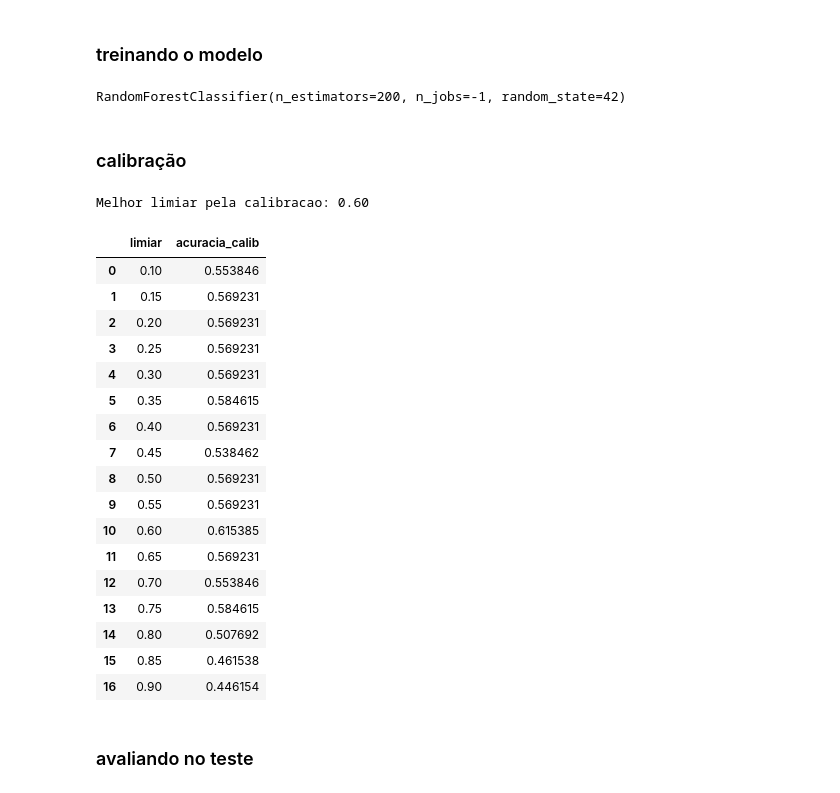
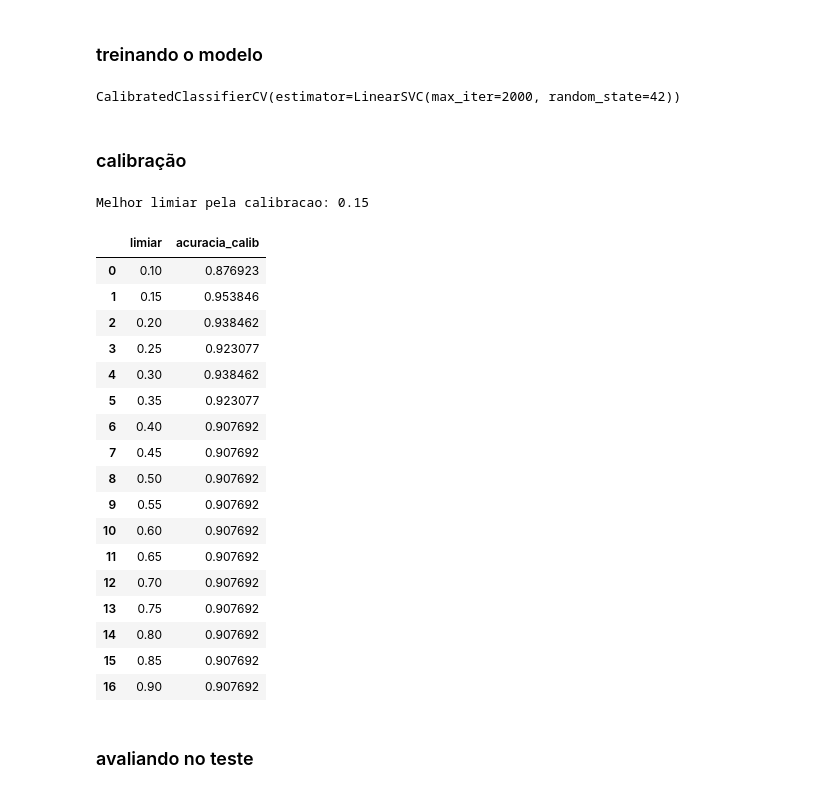
Before and after one commit to bellaviana4-cyber/perspectiva-dado, a Jupyter notebook: codigos_uv_jupyter_notebook/testes de supervisionado/supervisionado-Copy2.ipynb, the cells around one changed output. Drawn from its saved outputs; the diff is of its cells as text; code cells hidden in the pictures.

```diff
--- a/codigos_uv_jupyter_notebook/supervisionado.ipynb
+++ b/codigos_uv_jupyter_notebook/testes de supervisionado/supervisionado-Copy2.ipynb
@@ -207,9 +207,9 @@ menciona BH                    0            4
 
 A coluna `temas` contem as tags associadas a cada notícia. Esse modelo visa identificar as notícias de esporte que apresentam cunho social (inclusão, programas sociais, vulnerabilidade, entre outros.
 # %%
-y_social = df_tfidf["temas"].str.contains("Social", na=False).astype(int).values
+y_infra = df_tfidf["temas"].str.contains("Infraestrutura", na=False).astype(int).values
 
 print("Distribuicao das classes:")
-print(pd.Series(y_social).value_counts().rename({0: "sem Social", 1: "com Social"}))
+print(pd.Series(y_infra).value_counts().rename({0: "sem infraestrutura", 1: "com infraestrutura"}))
 # %% [output]
 Distribuicao das classes:
@@ -219,16 +219,16 @@ Name: count, dtype: int64
 # %% [markdown]
 ### separação em treino / validação / teste
 # %%
-X_tmp, X_teste_soc, y_tmp, y_teste_soc = train_test_split(
-    X, y_social, test_size=0.2, random_state=42, stratify=y_social
+X_tmp, X_teste_infra, y_tmp, y_teste_infra = train_test_split(
+    X, y_infra, test_size=0.2, random_state=42, stratify=y_infra
 )
-X_treino_soc, X_calib_soc, y_treino_soc, y_calib_soc = train_test_split(
+X_treino_infra, X_calib_infra, y_treino_infra, y_calib_infra = train_test_split(
     X_tmp, y_tmp, test_size=0.25, random_state=42, stratify=y_tmp
 )
 
-print(f"treino:     {X_treino_soc.shape}")
-print(f"calibracao: {X_calib_soc.shape}")
-print(f"teste:      {X_teste_soc.shape}")
+print(f"treino:     {X_treino_infra.shape}")
+print(f"calibracao: {X_calib_infra.shape}")
+print(f"teste:      {X_teste_infra.shape}")
 # %% [output]
 treino:     (193, 1313)
 calibracao: (65, 1313)
@@ -236,46 +236,49 @@ teste:      (65, 1313)
 # %% [markdown]
 ### treinando o modelo
 # %%
-modelo_soc = RandomForestClassifier(n_estimators=200, random_state=42, n_jobs=-1)
-modelo_soc.fit(X_treino_soc, y_treino_soc)
+from sklearn.svm import LinearSVC
+from sklearn.calibration import CalibratedClassifierCV
+
+modelo_svm = CalibratedClassifierCV(LinearSVC(max_iter=2000, random_state=42))
+modelo_svm.fit(X_treino_infra, y_treino_infra)
 # %% [output]
-RandomForestClassifier(n_estimators=200, n_jobs=-1, random_state=42)
+CalibratedClassifierCV(estimator=LinearSVC(max_iter=2000, random_state=42))
 # %% [markdown]
 ### calibração
 # %%
-probs_calib_soc = modelo_soc.predict_proba(X_calib_soc)[:, 1]
+probs_calib_svm = modelo_svm.predict_proba(X_calib_infra)[:, 1]
 
 limiares = np.linspace(0.1, 0.9, 17)
-resultados_soc = []
+resultados_svm = []
 for t in limiares:
-    pred = (probs_calib_soc > t).astype(int)
-    acc = accuracy_score(y_calib_soc, pred)
-    resultados_soc.append((t, acc))
+    pred = (probs_calib_svm > t).astype(int)
+    acc = accuracy_score(y_calib_infra, pred)
+    resultados_svm.append((t, acc))
 
-df_lim_soc = pd.DataFrame(resultados_soc, columns=["limiar", "acuracia_calib"])
-melhor_limiar_soc = df_lim_soc.loc[df_lim_soc["acuracia_calib"].idxmax(), "limiar"]
-print(f"Melhor limiar pela calibracao: {melhor_limiar_soc:.2f}")
-df_lim_soc
+df_lim_svm = pd.DataFrame(resultados_svm, columns=["limiar", "acuracia_calib"])
+melhor_limiar_svm = df_lim_svm.loc[df_lim_svm["acuracia_calib"].idxmax(), "limiar"]
+print(f"Melhor limiar pela calibracao: {melhor_limiar_svm:.2f}")
+df_lim_svm
 # %% [output]
-Melhor limiar pela calibracao: 0.60
+Melhor limiar pela calibracao: 0.15
 |  | limiar | acuracia_calib |
-| 0 | 0.10 | 0.553846 |
-| 1 | 0.15 | 0.569231 |
-| 2 | 0.20 | 0.569231 |
-| 3 | 0.25 | 0.569231 |
-| 4 | 0.30 | 0.569231 |
-| 5 | 0.35 | 0.584615 |
-| 6 | 0.40 | 0.569231 |
-| 7 | 0.45 | 0.538462 |
-| 8 | 0.50 | 0.569231 |
-| 9 | 0.55 | 0.569231 |
-| 10 | 0.60 | 0.615385 |
-| 11 | 0.65 | 0.569231 |
-| 12 | 0.70 | 0.553846 |
-| 13 | 0.75 | 0.584615 |
-| 14 | 0.80 | 0.507692 |
-| 15 | 0.85 | 0.461538 |
-| 16 | 0.90 | 0.446154 |
+| 0 | 0.10 | 0.876923 |
+| 1 | 0.15 | 0.953846 |
+| 2 | 0.20 | 0.938462 |
+| 3 | 0.25 | 0.923077 |
+| 4 | 0.30 | 0.938462 |
+| 5 | 0.35 | 0.923077 |
+| 6 | 0.40 | 0.907692 |
+| 7 | 0.45 | 0.907692 |
+| 8 | 0.50 | 0.907692 |
+| 9 | 0.55 | 0.907692 |
+| 10 | 0.60 | 0.907692 |
+| 11 | 0.65 | 0.907692 |
+| 12 | 0.70 | 0.907692 |
+| 13 | 0.75 | 0.907692 |
+| 14 | 0.80 | 0.907692 |
+| 15 | 0.85 | 0.907692 |
+| 16 | 0.90 | 0.907692 |
 # %% [markdown]
 ### avaliando no teste
 # %%
```
Also changed, not shown: parts of 5 cells of this notebook, 5 other files.
